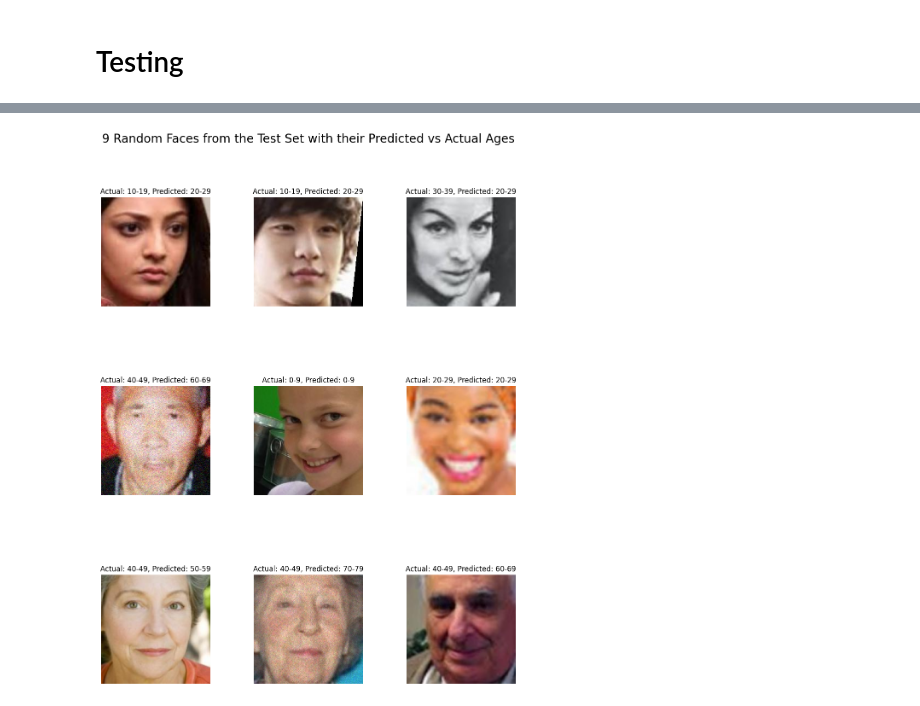
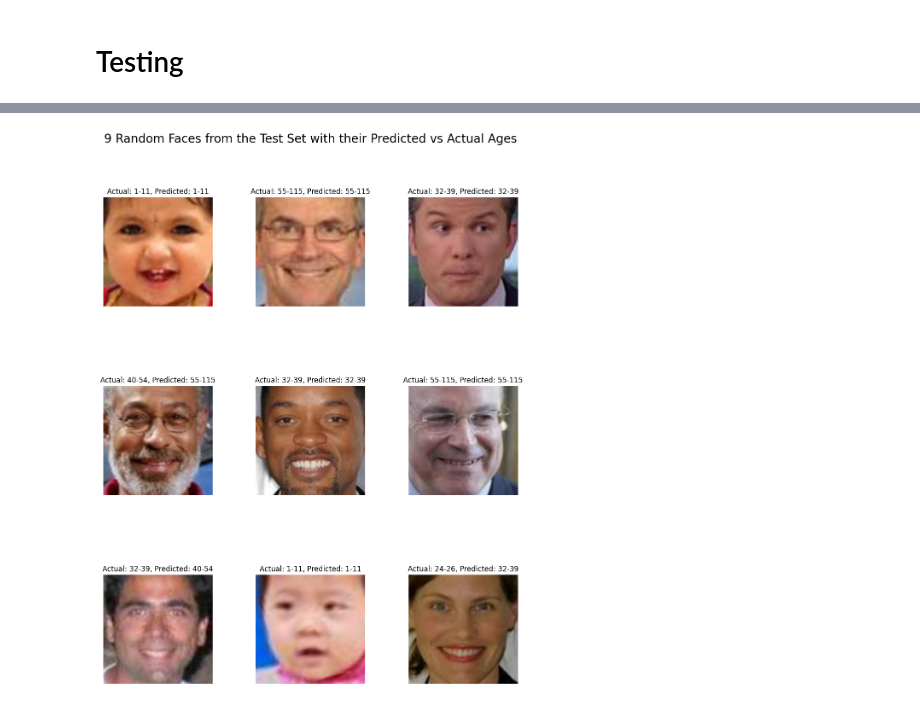
Before and after one commit to keneth4/ml_projects, a Jupyter notebook: deep_learning/2. ResNet50 Age-Estimation Tensorflow.ipynb, the cells around one changed output, grey strips where cells are left out. Saved outputs shown, nothing was run; the diff lists cells and outputs as text; code cells hidden in the pictures.

```diff
--- a/deep_learning/2. ResNet50 Age-Estimation Tensorflow.ipynb
+++ b/deep_learning/2. ResNet50 Age-Estimation Tensorflow.ipynb
@@ -79,7 +109,7 @@ try:
     dataset_path = '/content/drive/MyDrive/Colab Notebooks/datasets/UTKFace'
     MODEL_CHECKPOINT_SAVE_PATH = os.path.join('/content/drive/MyDrive/Colab Notebooks/', MODEL_CHECKPOINT_SAVE_PATH)
 except Exception:
-    dataset_path = '/kaggle/input/utkface-new/UTKFace'
+    dataset_path = '/kaggle/input/utk-face-cropped/utkcropped'
     MODEL_CHECKPOINT_SAVE_PATH = os.path.join('/kaggle/working/', MODEL_CHECKPOINT_SAVE_PATH)
 # %%
 # Download zip file from Google Drive
@@ -187,0 +229,20 @@ plt.show()
+# %%
+# Create the bins
+num_bins = 7
+adaptive_bins = create_adaptive_bins(labels['Age'], num_bins)
+print("Adaptive bins:", adaptive_bins)
+
+# Create age groups based on the adaptive bins
+labels[Y_COL] = pd.cut(labels['Age'], bins=adaptive_bins, include_lowest=True, labels=False)
+
+# Substitute the age group numbers with the corresponding age group names (e.g. 0 -> 0-10, 1 -> 11-20, etc.)
+labels[Y_COL] = labels[Y_COL].replace(range(num_bins), [f'{adaptive_bins[i]}-{adaptive_bins[i+1]-1}' for i in range(num_bins)])
+
+# Sort age groups to match the order of the bins
+sorted_age_groups = sorted(labels[Y_COL].unique(), key=lambda x: int(x.split('-')[0]))
+
+# Plot the distribution of age groups, Sort age groups to match the order of the bins
+plt.figure(figsize=(10, 5))
+plt.title('Age Group Distribution', fontsize=20)
+sns.countplot(data=labels, x=Y_COL, order=sorted_age_groups, palette='viridis')
+plt.show()
@@ -471,7 +407,7 @@ labels_balanced.loc[labels_balanced['Age'].notnull(), X_COL] = labels_balanced.l
 ### Get training, validation, and test sets
 # %%
 # Split the data into train, validation, and test sets
-train, test = train_test_split(labels_balanced[[X_COL, Y_COL]], test_size=0.2, random_state=SEED)
+train, test = train_test_split(labels, test_size=0.2, random_state=SEED)
 test, val = train_test_split(test, test_size=0.5, random_state=SEED)
 
 # Reset the index of each DataFrame
@@ -683,25 +649,30 @@ Found 10 validated image filenames belonging to 5 classes.
 # %%
-# Plot a matrix of 3 rows, 3 cols with images from the test set with their predicted vs actual ages
+# Plot 9 randomly selected images with their predicted and actual labels
 plt.figure(figsize=(10, 15))
 plt.suptitle('9 Random Faces from the Test Set with their Predicted vs Actual Ages', fontsize=20)
 
 for i in range(9):
     plt.subplot(3, 3, i+1)
 
-    # Assuming test_10.iloc[i][X_COL] is a file path to the image
-    file_path = test_10.iloc[i][X_COL]
+    file_path = os.path.join(dataset_path, test_10.iloc[i][X_COL])
     img = cv2.imread(file_path)
-    img = cv2.cvtColor(img, cv2.COLOR_BGR2RGB)  # Convert from BGR to RGB
 
-    plt.imshow(img)
-    plt.title(f'Actual: {true_labels[i]}, Predicted: {predicted_labels[i]}', fontsize=12)
+    # Check if the image has been loaded successfully
+    if img is not None:
+        img = cv2.cvtColor(img, cv2.COLOR_BGR2RGB)  # Convert from BGR to RGB
+        plt.imshow(img)
+        plt.title(f'Actual: {true_labels[i]}, Predicted: {predicted_labels[i]}', fontsize=12)
+    else:
+        plt.imshow(np.zeros((INPUT_SHAPE[0], INPUT_SHAPE[1], 3), dtype=np.uint8))  # Display an empty image if img is None
+        plt.title("Image not loaded", fontsize=12)
+
     plt.axis('off')
 
 plt.tight_layout()
 plt.subplots_adjust(top=0.9, bottom=0.1, wspace=0.4, hspace=0.4)
 plt.show()
 # %% [output]
-[figure, old version]
+[figure, new version]
 # %%
 # Create test generator
 test_gen = test_generator(test, dataset_path)
```
Also changed, not shown: parts of 32 cells of this notebook.
